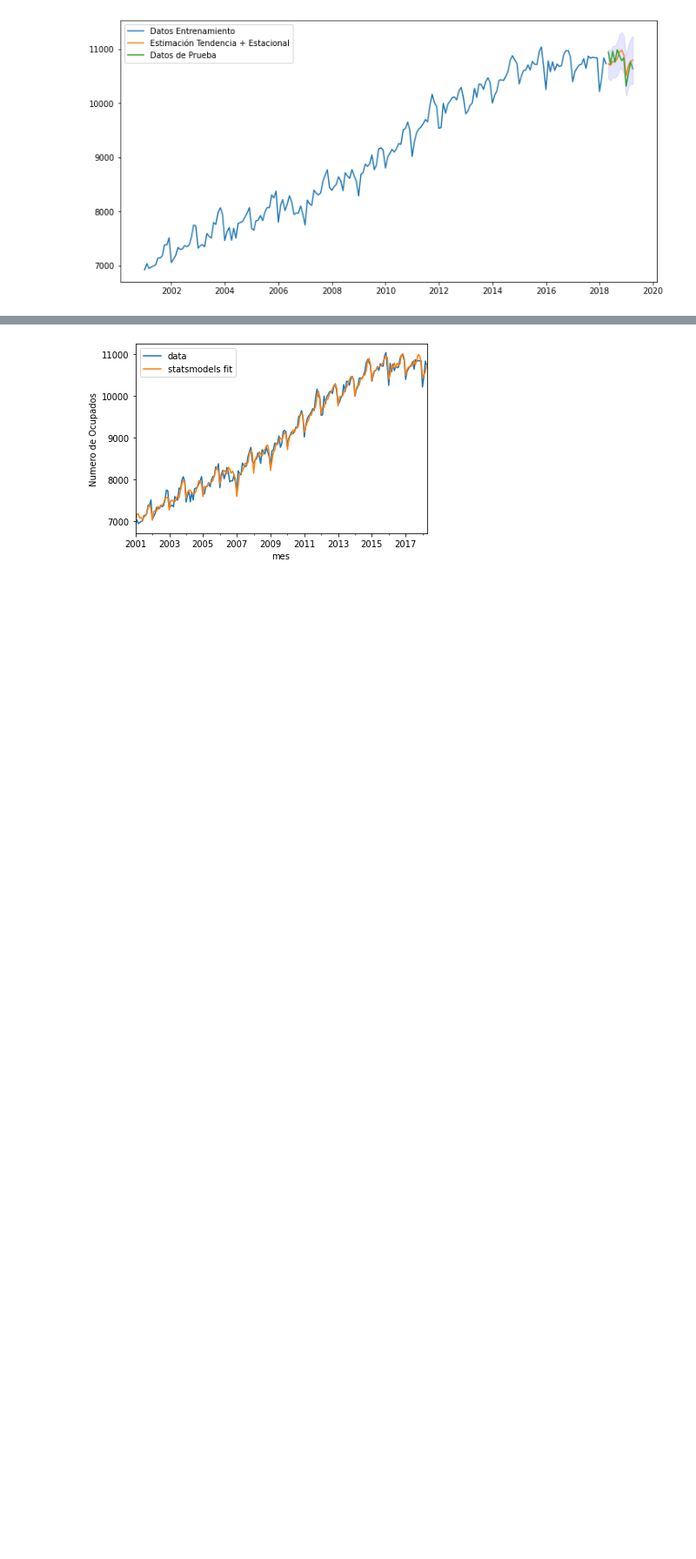
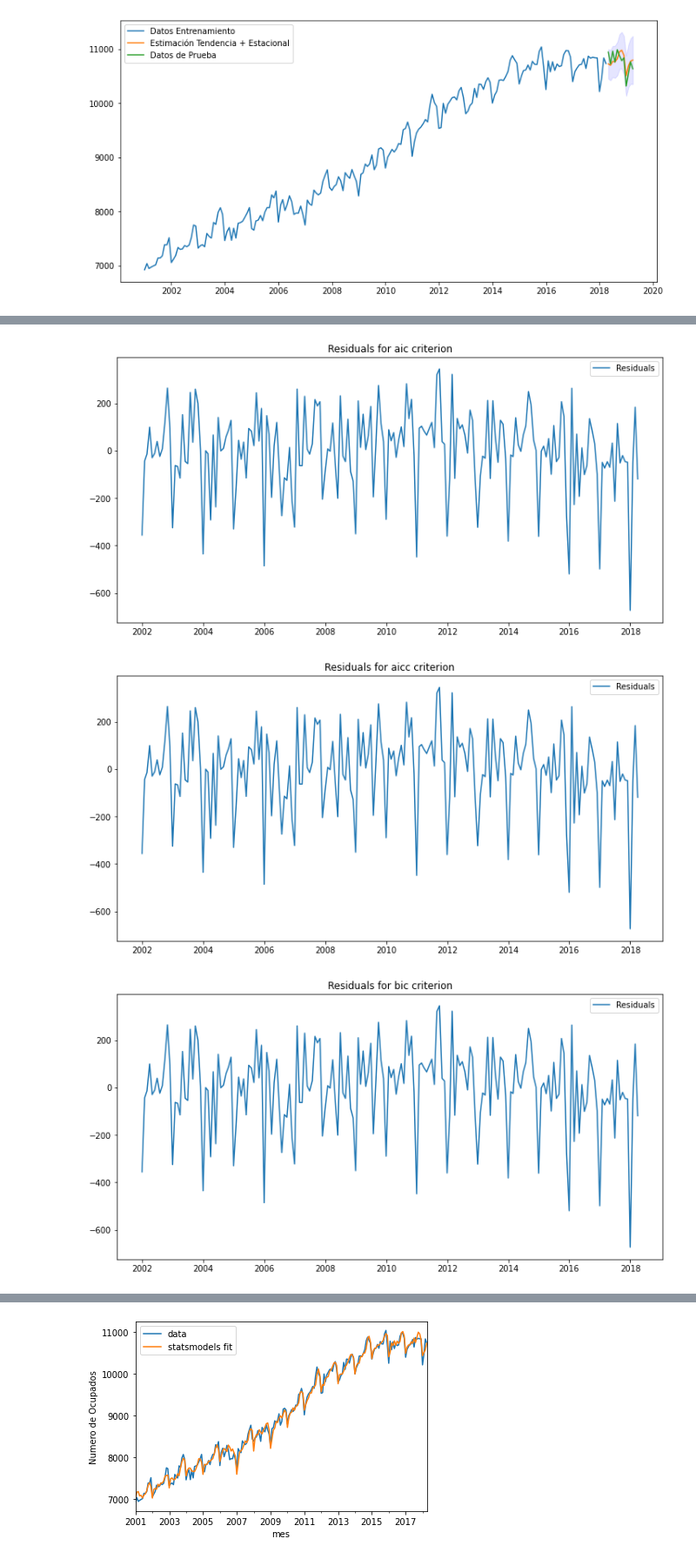
Before and after one commit to KevinGuzm/ProyectoSeriedeTiempo, a Jupyter notebook: Fundamentos.ipynb, the cells around one changed output, grey strips where cells are left out. Shown at 87% size. Cells and saved outputs as stored; diff of their text form; code cells hidden in the pictures; blank space fills up the shorter version.

```diff
--- a/Fundamentos.ipynb
+++ b/Fundamentos.ipynb
@@ -212,0 +269,22 @@ plt.show()
+# %%
+criterions = ['aic', 'aicc', 'bic', 'hqic', 'oob']
+
+# graficamos los residuales para cad criterio desde el anio 2002
+for criterion in criterions:
+    model = auto_arima(data["Ocupados"], max_p=10, max_q=10, information_criterion=(criterion))
+    residuals = model.resid()
+
+    start_year = 2002
+    filtered_residuals = residuals[data.index.year >= start_year]
+
+    fig = plt.figure(figsize=(12, 6))
+    plt.title(f"Residuals for {criterion} criterion")
+    plt.plot(filtered_residuals, label="Residuals")
+    plt.legend()
+    plt.show()
+
+    model.summary()
+# %% [output]
+[figure, added]
+[figure, added]
+[figure, added]
```
Also changed, not shown: parts of 22 cells of this notebook.
